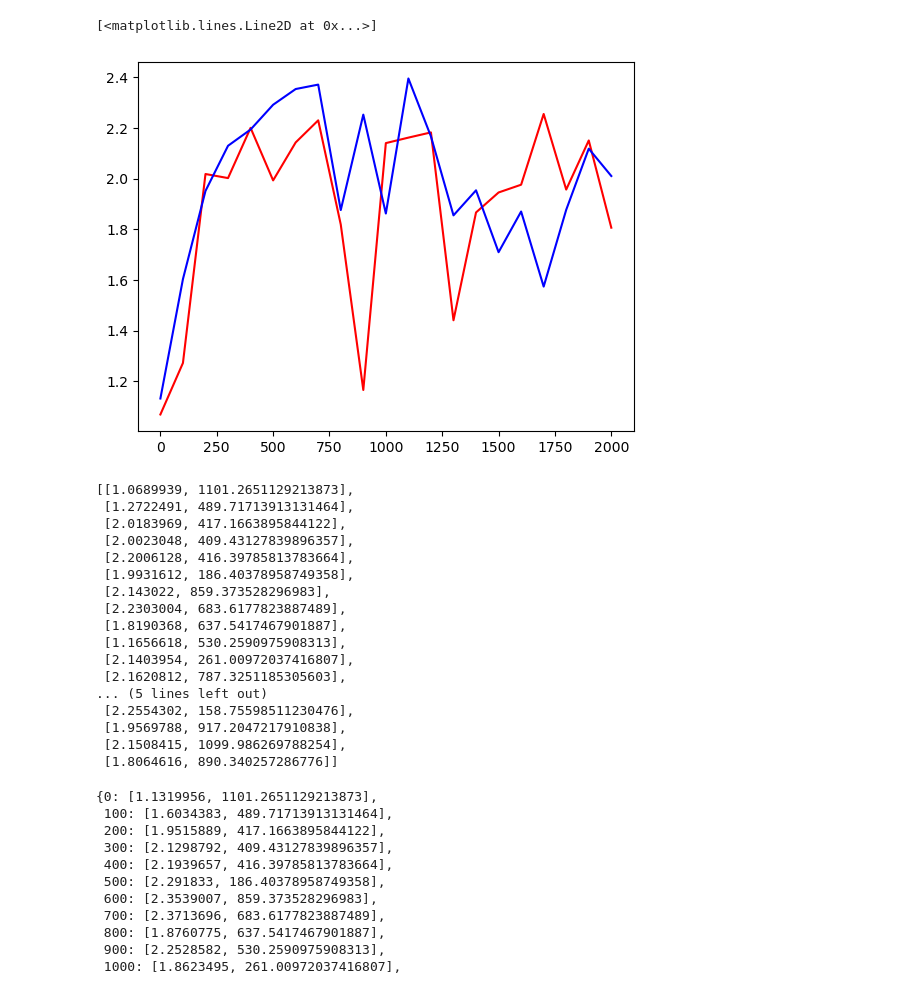
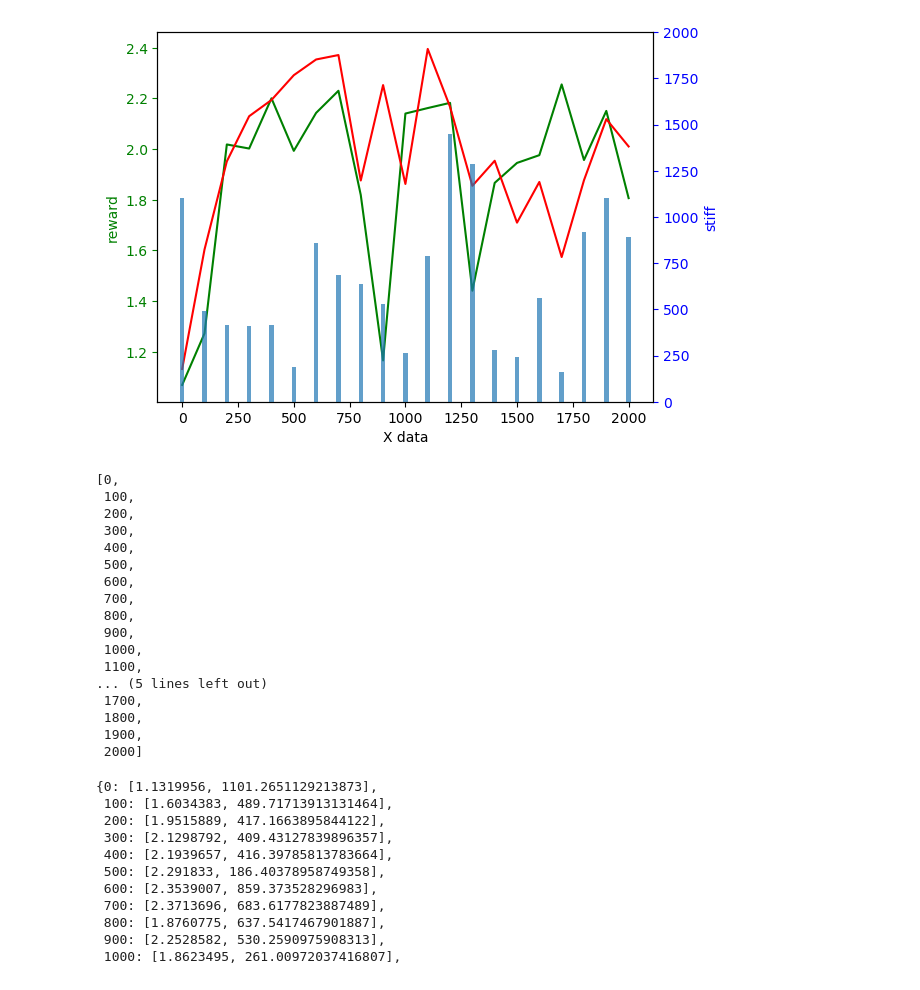
Before and after one commit to Kuroki1931/UniDOM, a Jupyter notebook: DaXBench/scripts/reward_curve.ipynb, the cells around one changed output. Saved outputs shown, nothing was run; the diff lists cells and outputs as text; code cells hidden in the pictures.

```diff
--- a/DaXBench/scripts/reward_curve.ipynb
+++ b/DaXBench/scripts/reward_curve.ipynb
@@ -17,40 +17,58 @@ with open('/root/DaXBench/logs/apg/fold_cloth1/fold_cloth1_ep_len3_num_envs2_lr0
 def dict_to_list(dict):
     key_list = []
     value_list = []
+    stiff_list = []
     for key in dict:
         key_list.append(key)
         value_list.append(dict[key][0])
+        stiff_list.append(dict[key][1])
 
-    return key_list, value_list
+    return key_list, value_list, stiff_list
 # %%
-key_list, value_list = dict_to_list(data)
-key_para_list, value_para_list = dict_to_list(data_para)
+key_list, value_list, stiff_list = dict_to_list(data)
+key_para_list, value_para_list, stiff_para_list = dict_to_list(data_para)
 # %%
-plt.plot(key_list, value_list, label='apg', color='red')
-plt.plot(key_list, value_para_list, label='apg', color='blue')
+fig, ax1 = plt.subplots()
+
+# Plot the line plot on the left y-axis
+ax1.plot(key_list, value_list, 'g')
+ax1.plot(key_list, value_para_list, 'r')
+ax1.set_xlabel('X data')
+ax1.set_ylabel('reward', color='g')
+ax1.tick_params('y', colors='g')
+
+# Create a new set of axes for the right y-axis
+ax2 = ax1.twinx()
+
+# Plot the bar plot on the right y-axis
+ax2.bar(key_list, stiff_para_list, width=20, alpha=0.7)
+ax2.set_ylabel('stiff', color='b')
+ax2.tick_params('y', colors='b')
+ax2.set_ylim([0, max(key_list)])
+
+plt.show()
 # %% [output]
-[<matplotlib.lines.Line2D at 0x...>]
-[figure, old version]
+[figure, new version]
 # %%
-value_list
+key_list
 # %% [output]
-[[1.0689939, 1101.2651129213873],
- [1.2722491, 489.71713913131464],
- [2.0183969, 417.1663895844122],
- [2.0023048, 409.43127839896357],
- [2.2006128, 416.39785813783664],
- [1.9931612, 186.40378958749358],
- [2.143022, 859.373528296983],
- [2.2303004, 683.6177823887489],
- [1.8190368, 637.5417467901887],
- [1.1656618, 530.2590975908313],
- [2.1403954, 261.00972037416807],
- [2.1620812, 787.3251185305603],
+[0,
+ 100,
+ 200,
+ 300,
+ 400,
+ 500,
+ 600,
+ 700,
+ 800,
+ 900,
+ 1000,
+ 1100,
 ... (5 lines left out)
- [2.2554302, 158.75598511230476],
- [1.9569788, 917.2047217910838],
- [2.1508415, 1099.986269788254],
- [1.8064616, 890.340257286776]]
+ 1700,
+ 1800,
+ 1900,
+ 2000]
 # %%
 data_para
 # %% [output]
```
Also changed, not shown: 5 other files.
